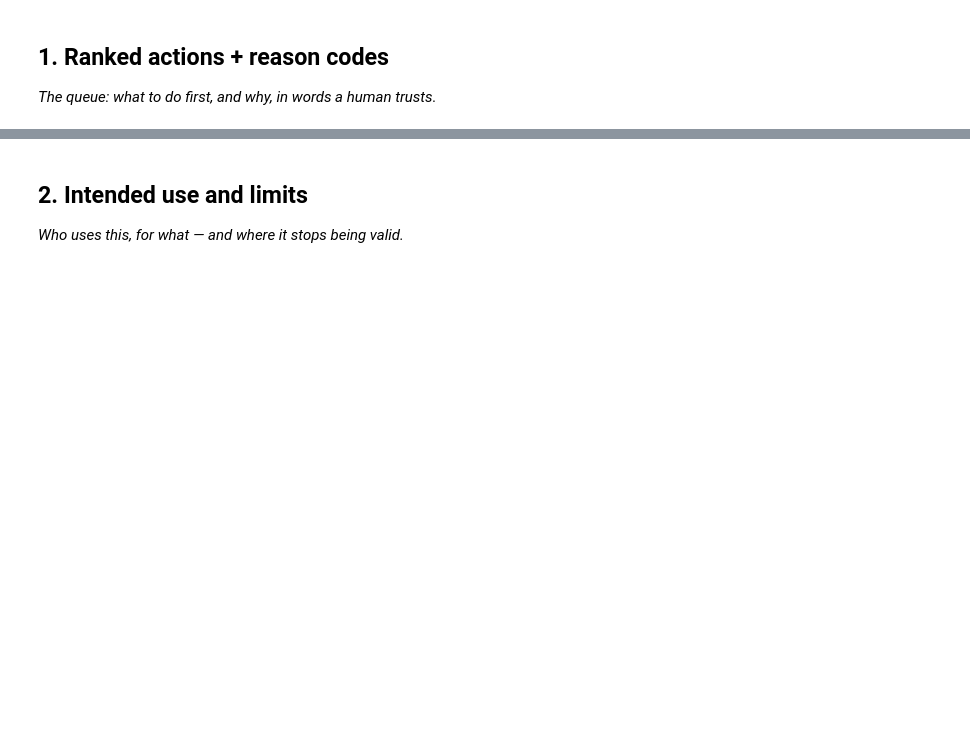
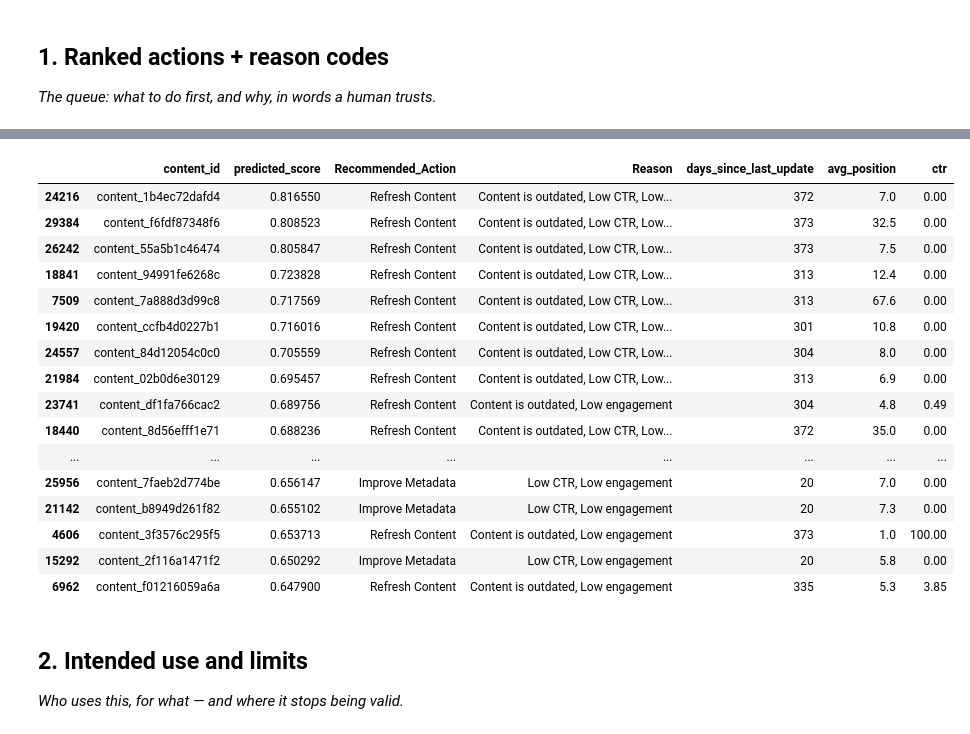
Before and after one commit to MahboobAli1/flyrank-ml-internship, a Jupyter notebook: work/notebooks/w07_action_playbook.ipynb, the cells around one changed output, grey strips where cells are left out. Cells and saved outputs as stored; diff of their text form; code cells hidden in the pictures; blank space fills up the shorter version.

```diff
--- a/work/notebooks/w07_action_playbook.ipynb
+++ b/work/notebooks/w07_action_playbook.ipynb
@@ -12,0 +52,6 @@ This skeleton is yours to fill. Work the sections **in order** — each one has
+# %%
+predicted_scores = model.predict(X)
+
+df["predicted_score"] = predicted_scores
+
+df[["predicted_score"]].head()
@@ -12,0 +65,5 @@ This skeleton is yours to fill. Work the sections **in order** — each one has
+# %%
+action_df = df.sort_values(
+    "predicted_score",
+    ascending=False
+)
@@ -13,3 +100,84 @@ This skeleton is yours to fill. Work the sections **in order** — each one has
+# %%
+# -----------------------------
+# Reason Codes
+# -----------------------------
+def get_reason(row):
+
+    reasons = []
+
+    if row["days_since_last_update"] > 180:
+        reasons.append("Content is outdated")
+
+    if row["ctr"] < 0.03:
+        reasons.append("Low CTR")
+
+    if row["avg_position"] > 20:
+        reasons.append("Low search visibility")
+
+    if row["engagement_rate"] < 0.40:
+        reasons.append("Low engagement")
+
+    if len(reasons) == 0:
+        reasons.append("General refresh opportunity")
+
+    return ", ".join(reasons)
+
+
+# -----------------------------
+# Recommended Action
+# -----------------------------
+def get_action(row):
+
+    if row["days_since_last_update"] > 180:
+        return "Refresh Content"
+
+    elif row["avg_position"] > 20:
+        return "Improve SEO"
+
+    elif row["ctr"] < 0.03:
+        return "Improve Metadata"
+
+    elif row["engagement_rate"] < 0.40:
+        return "Improve Content Quality"
+
+    else:
+        return "Monitor"
+
+
+action_df["Reason"] = action_df.apply(get_reason, axis=1)
+action_df["Recommended_Action"] = action_df.apply(get_action, axis=1)
+
+queue = action_df[
+    [
+        "content_id",
+        "predicted_score",
+        "Recommended_Action",
+        "Reason",
+        "days_since_last_update",
+        "avg_position",
+        "ctr"
+    ]
+].head(20)
+
+queue
+# %% [output]
+|  | content_id | predicted_score | Recommended_Action | Reason | days_since_last_update | avg_position | ctr |
+| 24216 | content_1b4ec72dafd4 | 0.816550 | Refresh Content | Content is outdated, Low CTR, Low... | 372 | 7.0 | 0.00 |
+| 29384 | content_f6fdf87348f6 | 0.808523 | Refresh Content | Content is outdated, Low CTR, Low... | 373 | 32.5 | 0.00 |
+| 26242 | content_55a5b1c46474 | 0.805847 | Refresh Content | Content is outdated, Low CTR, Low... | 373 | 7.5 | 0.00 |
+| 18841 | content_94991fe6268c | 0.723828 | Refresh Content | Content is outdated, Low CTR, Low... | 313 | 12.4 | 0.00 |
+| 7509 | content_7a888d3d99c8 | 0.717569 | Refresh Content | Content is outdated, Low CTR, Low... | 313 | 67.6 | 0.00 |
+| 19420 | content_ccfb4d0227b1 | 0.716016 | Refresh Content | Content is outdated, Low CTR, Low... | 301 | 10.8 | 0.00 |
+| 24557 | content_84d12054c0c0 | 0.705559 | Refresh Content | Content is outdated, Low CTR, Low... | 304 | 8.0 | 0.00 |
+| 21984 | content_02b0d6e30129 | 0.695457 | Refresh Content | Content is outdated, Low CTR, Low... | 313 | 6.9 | 0.00 |
+| 23741 | content_df1fa766cac2 | 0.689756 | Refresh Content | Content is outdated, Low engagement | 304 | 4.8 | 0.49 |
+| 18440 | content_8d56efff1e71 | 0.688236 | Refresh Content | Content is outdated, Low CTR, Low... | 372 | 35.0 | 0.00 |
+| ... | ... | ... | ... | ... | ... | ... | ... |
+| 25956 | content_7faeb2d774be | 0.656147 | Improve Metadata | Low CTR, Low engagement | 20 | 7.0 | 0.00 |
+| 21142 | content_b8949d261f82 | 0.655102 | Improve Metadata | Low CTR, Low engagement | 20 | 7.3 | 0.00 |
+| 4606 | content_3f3576c295f5 | 0.653713 | Refresh Content | Content is outdated, Low engagement | 373 | 1.0 | 100.00 |
+| 15292 | content_2f116a1471f2 | 0.650292 | Improve Metadata | Low CTR, Low engagement | 20 | 5.8 | 0.00 |
+| 6962 | content_f01216059a6a | 0.647900 | Refresh Content | Content is outdated, Low engagement | 335 | 5.3 | 3.85 |
 # %% [markdown]
 ## 2. Intended use and limits
 
```
Also changed, not shown: parts of 11 cells of this notebook.
